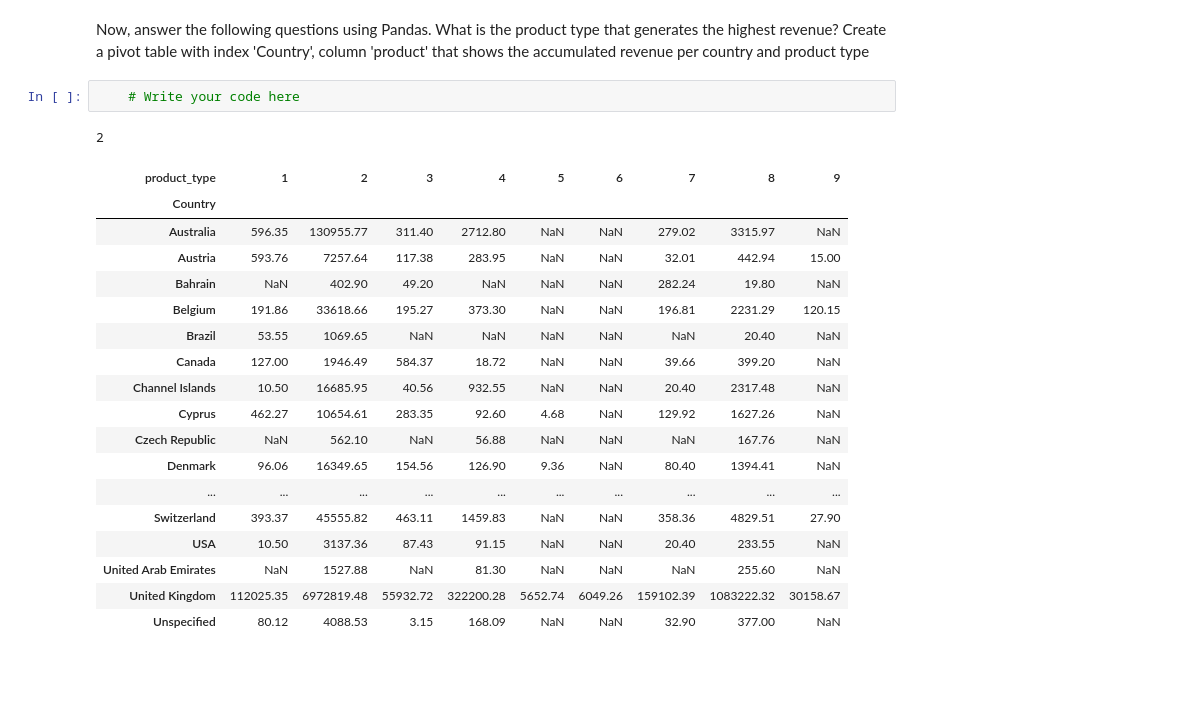
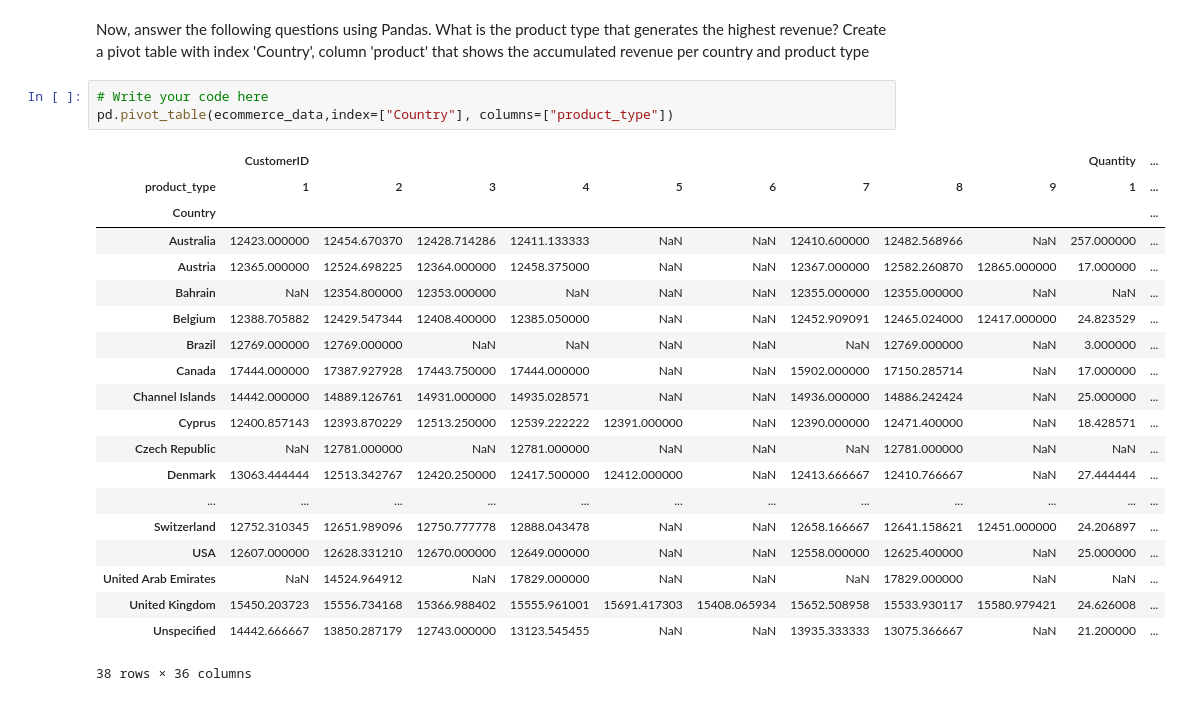
Before and after one commit to fer112233/ORT, a Jupyter notebook: pandas_assignment.ipynb, the cells around one changed output. Saved outputs shown, nothing was run; the diff lists cells and outputs as text; blank space fills up the shorter version.

```diff
--- a/pandas_assignment.ipynb
+++ b/pandas_assignment.ipynb
@@ -130,24 +130,26 @@ Now, answer the following questions using Pandas.
 What is the product type that generates the highest revenue?
 Create a pivot table with index  'Country', column 'product' that shows the accumulated revenue per country and product type
 # %%
-    # Write your code here
+# Write your code here
+pd.pivot_table(ecommerce_data,index=["Country"], columns=["product_type"])
 # %% [output]
+|  | CustomerID |  |  |  |  |  |  |  |  | Quantity | ... |
+| product_type | 1 | 2 | 3 | 4 | 5 | 6 | 7 | 8 | 9 | 1 | ... |
+| Country |  |  |  |  |  |  |  |  |  |  | ... |
+| Australia | 12423.000000 | 12454.670370 | 12428.714286 | 12411.133333 | NaN | NaN | 12410.600000 | 12482.568966 | NaN | 257.000000 | ... |
+| Austria | 12365.000000 | 12524.698225 | 12364.000000 | 12458.375000 | NaN | NaN | 12367.000000 | 12582.260870 | 12865.000000 | 17.000000 | ... |
+| Bahrain | NaN | 12354.800000 | 12353.000000 | NaN | NaN | NaN | 12355.000000 | 12355.000000 | NaN | NaN | ... |
+| Belgium | 12388.705882 | 12429.547344 | 12408.400000 | 12385.050000 | NaN | NaN | 12452.909091 | 12465.024000 | 12417.000000 | 24.823529 | ... |
+| Brazil | 12769.000000 | 12769.000000 | NaN | NaN | NaN | NaN | NaN | 12769.000000 | NaN | 3.000000 | ... |
+| Canada | 17444.000000 | 17387.927928 | 17443.750000 | 17444.000000 | NaN | NaN | 15902.000000 | 17150.285714 | NaN | 17.000000 | ... |
+| Channel Islands | 14442.000000 | 14889.126761 | 14931.000000 | 14935.028571 | NaN | NaN | 14936.000000 | 14886.242424 | NaN | 25.000000 | ... |
+| Cyprus | 12400.857143 | 12393.870229 | 12513.250000 | 12539.222222 | 12391.000000 | NaN | 12390.000000 | 12471.400000 | NaN | 18.428571 | ... |
+| Czech Republic | NaN | 12781.000000 | NaN | 12781.000000 | NaN | NaN | NaN | 12781.000000 | NaN | NaN | ... |
+| Denmark | 13063.444444 | 12513.342767 | 12420.250000 | 12417.500000 | 12412.000000 | NaN | 12413.666667 | 12410.766667 | NaN | 27.444444 | ... |
+| ... | ... | ... | ... | ... | ... | ... | ... | ... | ... | ... | ... |
+| Switzerland | 12752.310345 | 12651.989096 | 12750.777778 | 12888.043478 | NaN | NaN | 12658.166667 | 12641.158621 | 12451.000000 | 24.206897 | ... |
+| USA | 12607.000000 | 12628.331210 | 12670.000000 | 12649.000000 | NaN | NaN | 12558.000000 | 12625.400000 | NaN | 25.000000 | ... |
+| United Arab Emirates | NaN | 14524.964912 | NaN | 17829.000000 | NaN | NaN | NaN | 17829.000000 | NaN | NaN | ... |
+| United Kingdom | 15450.203723 | 15556.734168 | 15366.988402 | 15555.961001 | 15691.417303 | 15408.065934 | 15652.508958 | 15533.930117 | 15580.979421 | 24.626008 | ... |
+| Unspecified | 14442.666667 | 13850.287179 | 12743.000000 | 13123.545455 | NaN | NaN | 13935.333333 | 13075.366667 | NaN | 21.200000 | ... |
-2
+38 rows × 36 columns
-| product_type | 1 | 2 | 3 | 4 | 5 | 6 | 7 | 8 | 9 |
-| Country |  |  |  |  |  |  |  |  |  |
-| Australia | 596.35 | 130955.77 | 311.40 | 2712.80 | NaN | NaN | 279.02 | 3315.97 | NaN |
-| Austria | 593.76 | 7257.64 | 117.38 | 283.95 | NaN | NaN | 32.01 | 442.94 | 15.00 |
-| Bahrain | NaN | 402.90 | 49.20 | NaN | NaN | NaN | 282.24 | 19.80 | NaN |
-| Belgium | 191.86 | 33618.66 | 195.27 | 373.30 | NaN | NaN | 196.81 | 2231.29 | 120.15 |
-| Brazil | 53.55 | 1069.65 | NaN | NaN | NaN | NaN | NaN | 20.40 | NaN |
-| Canada | 127.00 | 1946.49 | 584.37 | 18.72 | NaN | NaN | 39.66 | 399.20 | NaN |
-| Channel Islands | 10.50 | 16685.95 | 40.56 | 932.55 | NaN | NaN | 20.40 | 2317.48 | NaN |
-| Cyprus | 462.27 | 10654.61 | 283.35 | 92.60 | 4.68 | NaN | 129.92 | 1627.26 | NaN |
-| Czech Republic | NaN | 562.10 | NaN | 56.88 | NaN | NaN | NaN | 167.76 | NaN |
-| Denmark | 96.06 | 16349.65 | 154.56 | 126.90 | 9.36 | NaN | 80.40 | 1394.41 | NaN |
-| ... | ... | ... | ... | ... | ... | ... | ... | ... | ... |
-| Switzerland | 393.37 | 45555.82 | 463.11 | 1459.83 | NaN | NaN | 358.36 | 4829.51 | 27.90 |
-| USA | 10.50 | 3137.36 | 87.43 | 91.15 | NaN | NaN | 20.40 | 233.55 | NaN |
-| United Arab Emirates | NaN | 1527.88 | NaN | 81.30 | NaN | NaN | NaN | 255.60 | NaN |
-| United Kingdom | 112025.35 | 6972819.48 | 55932.72 | 322200.28 | 5652.74 | 6049.26 | 159102.39 | 1083222.32 | 30158.67 |
-| Unspecified | 80.12 | 4088.53 | 3.15 | 168.09 | NaN | NaN | 32.90 | 377.00 | NaN |
```
Also changed, not shown: parts of 3 cells of this notebook.
